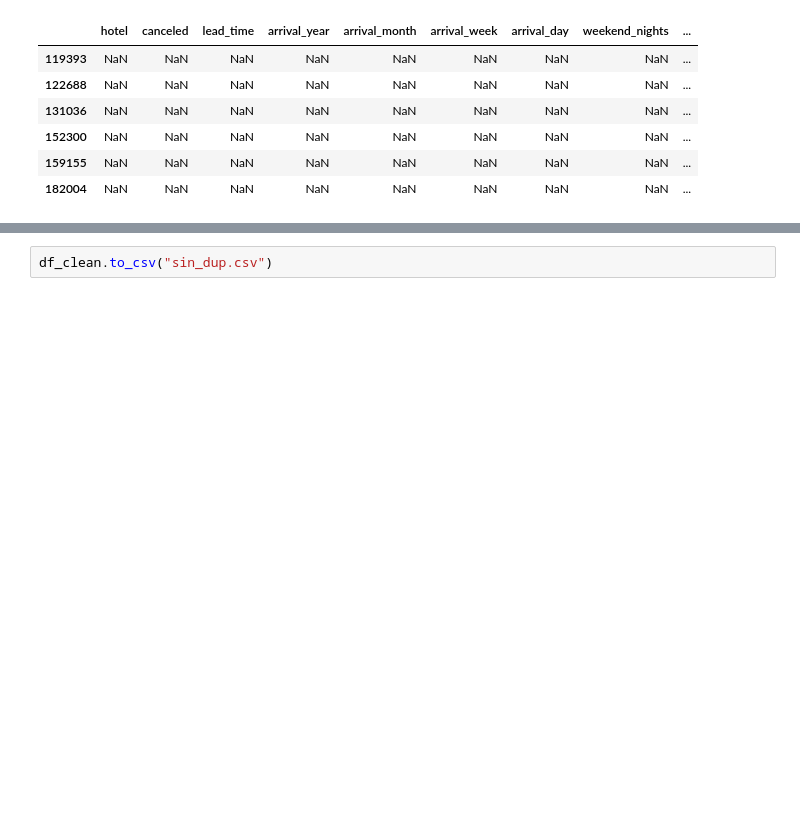
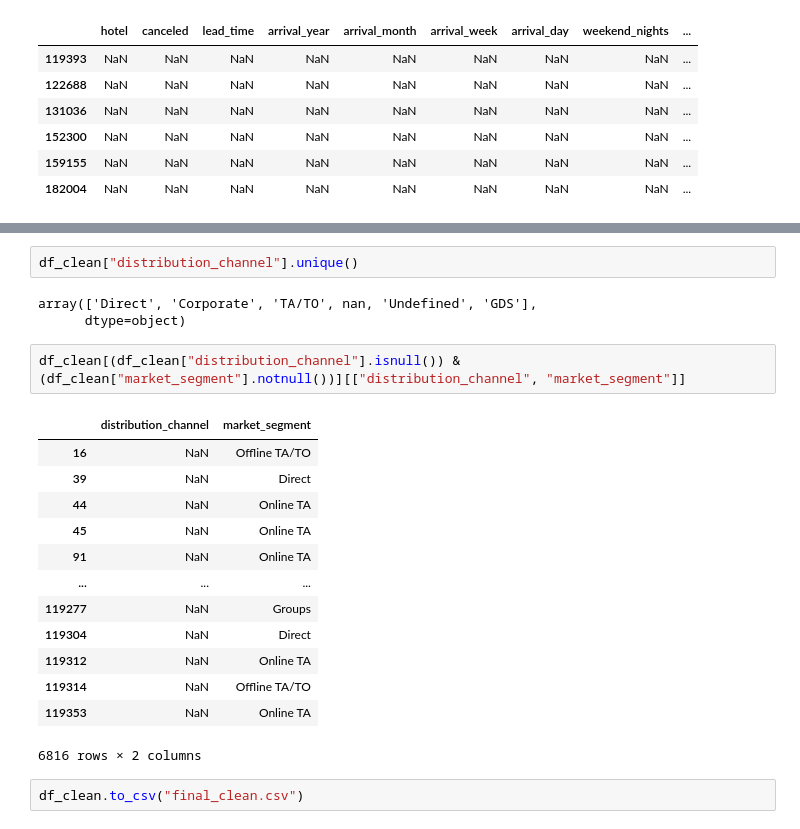
Before and after one commit to BSReguera/project-da-promo-G-module-4-team-3, a Jupyter notebook: notebooks/analisis_inicial.ipynb, the cells around one changed output, grey strips where cells are left out. Cells and saved outputs as stored; diff of their text form; blank space fills up the shorter version.

```diff
--- a/notebooks/analisis_inicial.ipynb
+++ b/notebooks/analisis_inicial.ipynb
@@ -406,2 +412,23 @@ porcentaje_nulos
+# %%
+df_clean["distribution_channel"].unique()
+# %% [output]
+array(['Direct', 'Corporate', 'TA/TO', nan, 'Undefined', 'GDS'],
+      dtype=object)
+# %%
+df_clean[(df_clean["distribution_channel"].isnull()) & (df_clean["market_segment"].notnull())][["distribution_channel", "market_segment"]]
+# %% [output]
+|  | distribution_channel | market_segment |
+| 16 | NaN | Offline TA/TO |
+| 39 | NaN | Direct |
+| 44 | NaN | Online TA |
+| 45 | NaN | Online TA |
+| 91 | NaN | Online TA |
+| ... | ... | ... |
+| 119277 | NaN | Groups |
+| 119304 | NaN | Direct |
+| 119312 | NaN | Online TA |
+| 119314 | NaN | Offline TA/TO |
+| 119353 | NaN | Online TA |
+6816 rows × 2 columns
 # %%
-df_clean.to_csv("sin_dup.csv")
+df_clean.to_csv("final_clean.csv")
```
Also changed, not shown: parts of 13 cells of this notebook, 2 other files.
